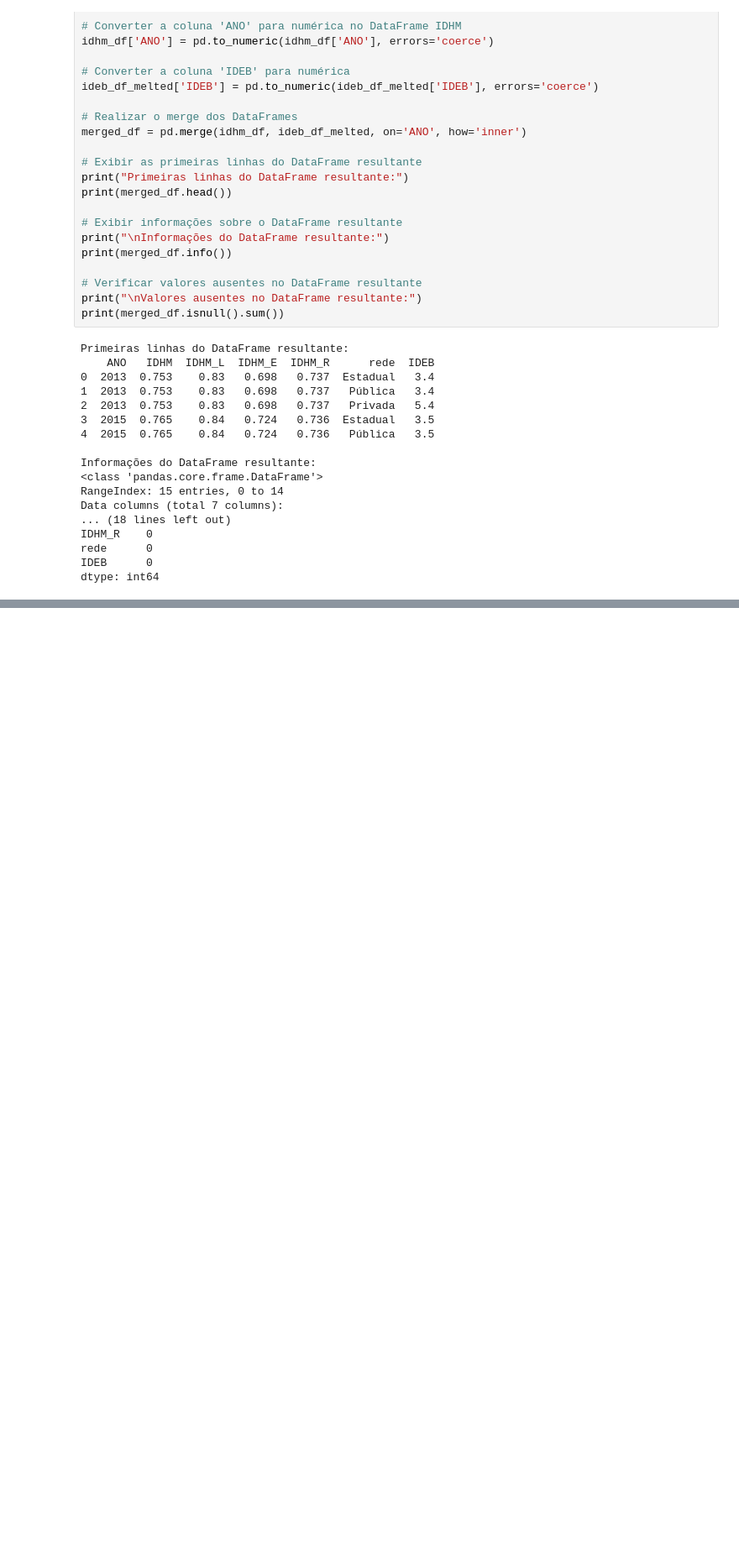
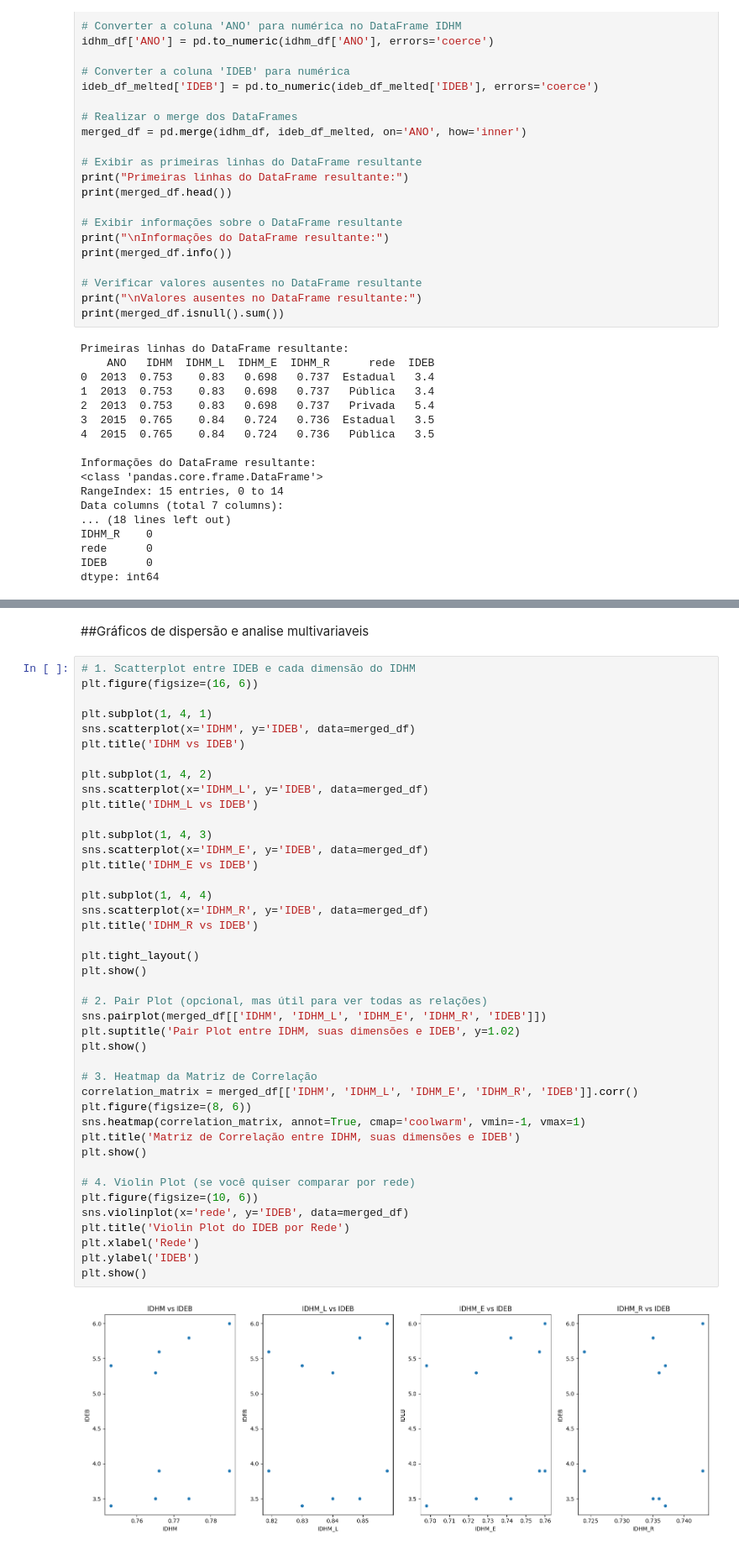
Before and after one commit to sebavassou/estatistica_descritiva, a Jupyter notebook: Trabalho_Final/Projeto_ED001.ipynb, the cells around one changed output, grey strips where cells are left out. Shown at 84% size. Saved outputs shown, nothing was run; the diff lists cells and outputs as text; blank space fills up the shorter version.

```diff
--- a/Trabalho_Final/Projeto_ED001.ipynb
+++ b/Trabalho_Final/Projeto_ED001.ipynb
@@ -496,0 +510,46 @@ dtype: int64
+# %% [markdown]
+##Gráficos de dispersão e analise multivariaveis
+# %%
+# 1. Scatterplot entre IDEB e cada dimensão do IDHM
+plt.figure(figsize=(16, 6))
+
+plt.subplot(1, 4, 1)
+sns.scatterplot(x='IDHM', y='IDEB', data=merged_df)
+plt.title('IDHM vs IDEB')
+
+plt.subplot(1, 4, 2)
+sns.scatterplot(x='IDHM_L', y='IDEB', data=merged_df)
+plt.title('IDHM_L vs IDEB')
+
+plt.subplot(1, 4, 3)
+sns.scatterplot(x='IDHM_E', y='IDEB', data=merged_df)
+plt.title('IDHM_E vs IDEB')
+
+plt.subplot(1, 4, 4)
+sns.scatterplot(x='IDHM_R', y='IDEB', data=merged_df)
+plt.title('IDHM_R vs IDEB')
+
+plt.tight_layout()
+plt.show()
+
+# 2. Pair Plot (opcional, mas útil para ver todas as relações)
+sns.pairplot(merged_df[['IDHM', 'IDHM_L', 'IDHM_E', 'IDHM_R', 'IDEB']])
+plt.suptitle('Pair Plot entre IDHM, suas dimensões e IDEB', y=1.02)
+plt.show()
+
+# 3. Heatmap da Matriz de Correlação
+correlation_matrix = merged_df[['IDHM', 'IDHM_L', 'IDHM_E', 'IDHM_R', 'IDEB']].corr()
+plt.figure(figsize=(8, 6))
+sns.heatmap(correlation_matrix, annot=True, cmap='coolwarm', vmin=-1, vmax=1)
+plt.title('Matriz de Correlação entre IDHM, suas dimensões e IDEB')
+plt.show()
+
+# 4. Violin Plot (se você quiser comparar por rede)
+plt.figure(figsize=(10, 6))
+sns.violinplot(x='rede', y='IDEB', data=merged_df)
+plt.title('Violin Plot do IDEB por Rede')
+plt.xlabel('Rede')
+plt.ylabel('IDEB')
+plt.show()
+# %% [output]
+[figure, added]
```
Also changed, not shown: parts of 11 cells of this notebook.
